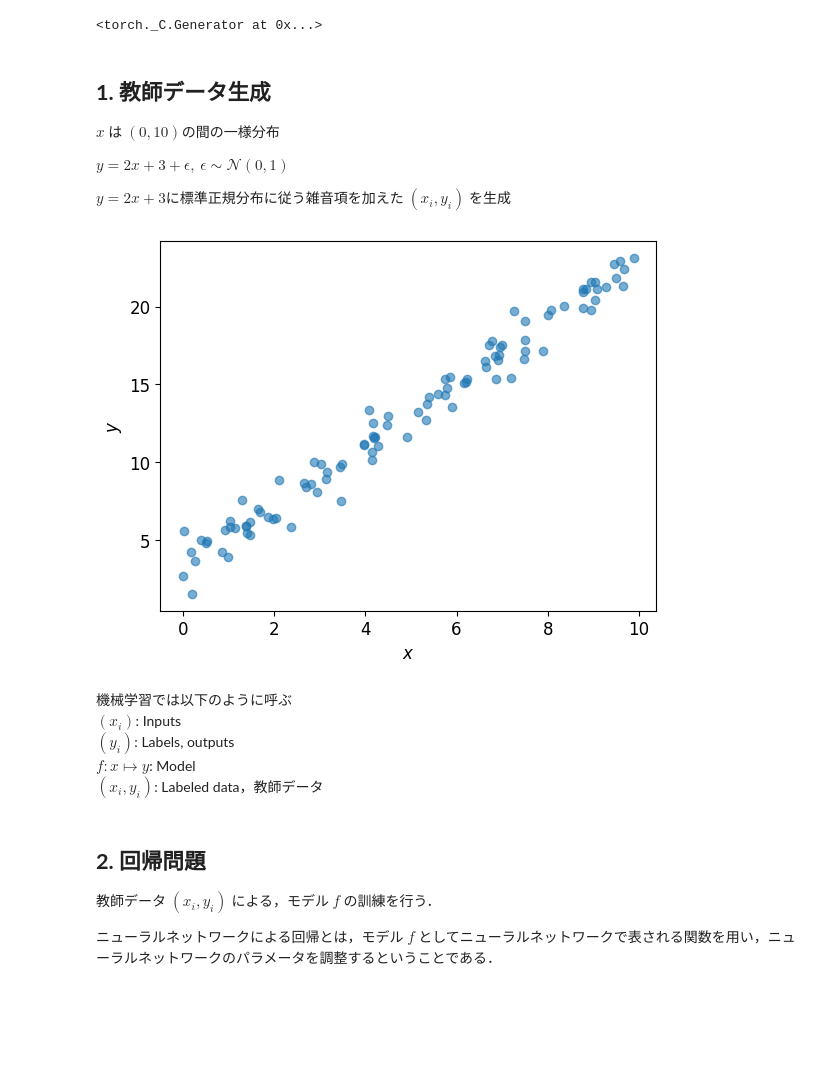
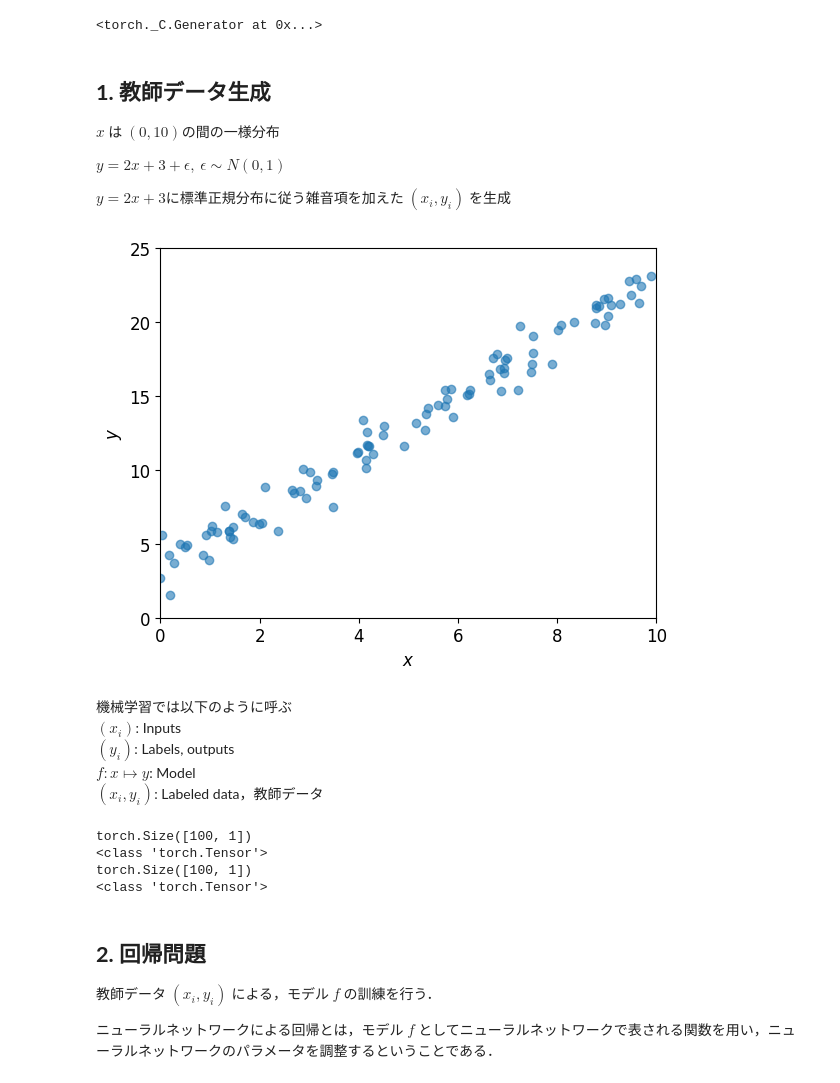
Before and after one commit to kojiyam/machine-learning, a Jupyter notebook: denso7_regression1.ipynb, the cells around one changed output. Saved outputs shown, nothing was run; the diff lists cells and outputs as text; code cells hidden in the pictures; blank space fills up the shorter version.

```diff
--- a/denso7_regression1.ipynb
+++ b/denso7_regression1.ipynb
@@ -31,7 +31,7 @@ torch.manual_seed(1)
 
 $x$ は $(0,10)$の間の一様分布
 
-$ y = 2x + 3 + \epsilon ,\ \epsilon \sim \mathcal{N}(0,1)$
+$ y = 2x + 3 + \epsilon ,\ \epsilon \sim N(0,1)$
 
 $ y= 2x+3$に標準正規分布に従う雑音項を加えた
 $ (x_i,y_i) $ を生成
@@ -42,12 +42,14 @@ y = 2 * x + 3 + np.random.randn(100)
 # %%
 #@title 図描画
 plt.xlabel('$x$')
 plt.ylabel('$y$')
+plt.xlim([0,10])
+plt.ylim([0,25])
 plt.scatter(x, y, alpha=0.6)
 plt.show()
 # plt.savefig("200720_denso7_regression1_1.pdf", transparent=True, bbox_inches='tight')
 # %% [output]
-[figure, old version]
+[figure, new version]
 # %% [markdown]
 機械学習では以下のように呼ぶ <br>
 $(x_i)$: Inputs <br>
@@ -56,0 +64,11 @@ $(x_i, y_i)$: Labeled data，教師データ
+# %%
+# 変換前
+print(x.shape)
+print(type(x))
+print(y.shape)
+print(type(y))
+# %% [output]
+torch.Size([100, 1])
+<class 'torch.Tensor'>
+torch.Size([100, 1])
+<class 'torch.Tensor'>
```
Also changed, not shown: parts of 18 cells of this notebook.
